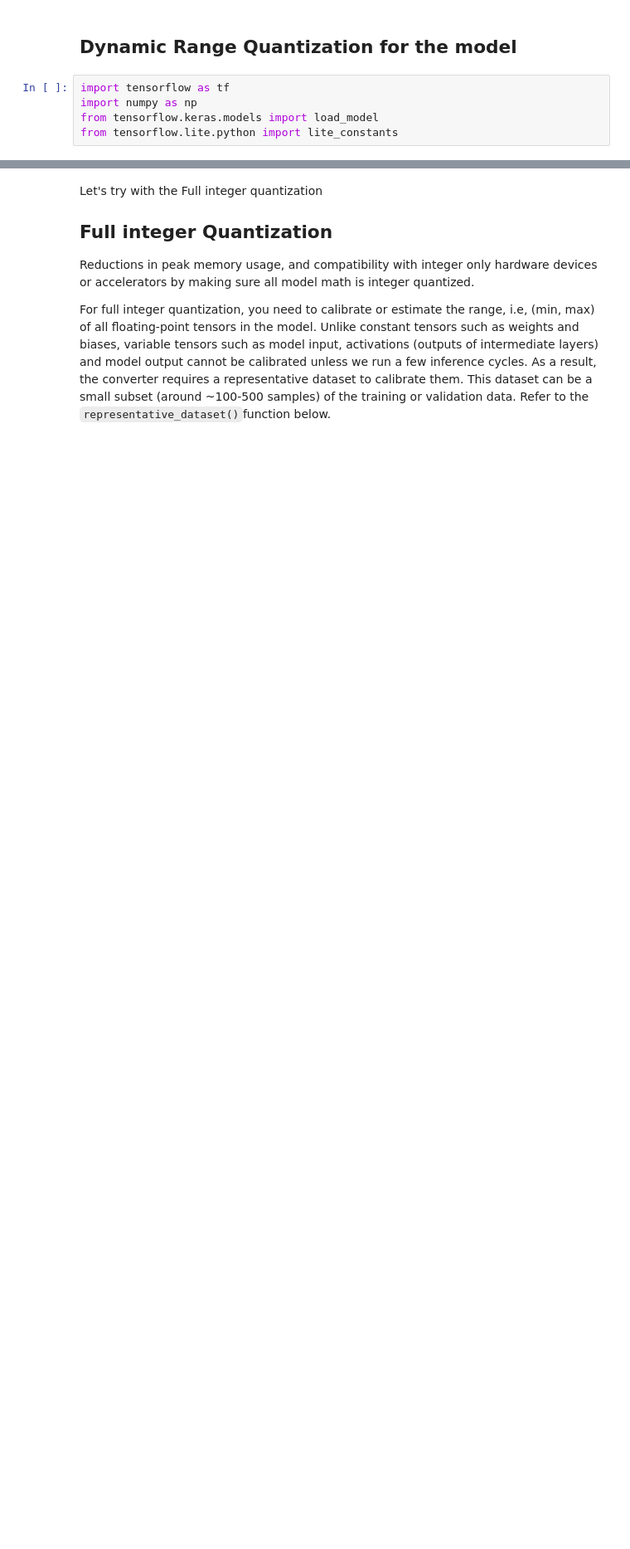
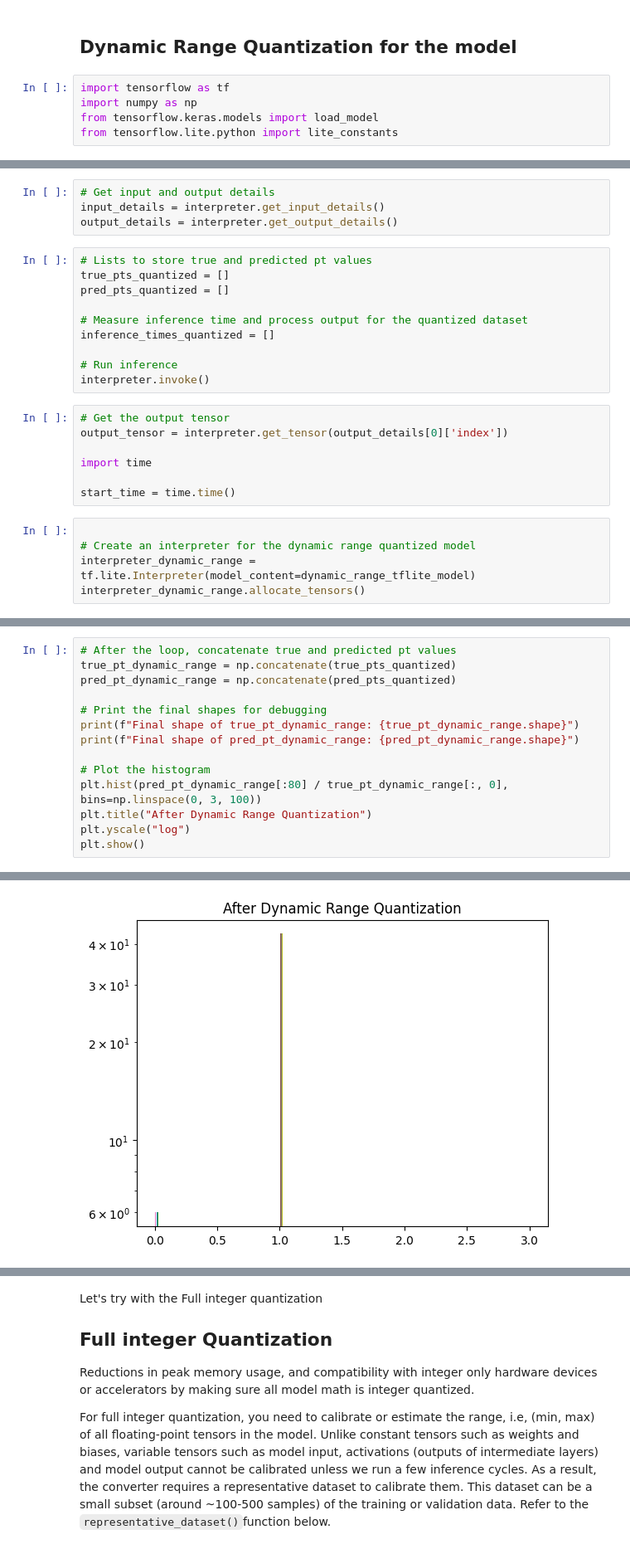
Before and after one commit to raj2022/quantization_prunings, a Jupyter notebook: Post-Training_Quantization/Work_dataset/Model_Evaluation.ipynb, the cells around one changed output, grey strips where cells are left out. Shown at 83% size. Cells and saved outputs as stored; diff of their text form; blank space fills up the shorter version.

```diff
--- a/Post-Training_Quantization/Work_dataset/Model_Evaluation.ipynb
+++ b/Post-Training_Quantization/Work_dataset/Model_Evaluation.ipynb
@@ -688,0 +673,26 @@ tf.__version__
+# %%
+# Get input and output details
+input_details = interpreter.get_input_details()
+output_details = interpreter.get_output_details()
+# %%
+# Lists to store true and predicted pt values
+true_pts_quantized = []
+pred_pts_quantized = []
+
+# Measure inference time and process output for the quantized dataset
+inference_times_quantized = []
+
+# Run inference
+interpreter.invoke()
+# %%
+# Get the output tensor
+output_tensor = interpreter.get_tensor(output_details[0]['index'])
+
+import time
+
+start_time = time.time()
+# %%
+
+# Create an interpreter for the dynamic range quantized model
+interpreter_dynamic_range = tf.lite.Interpreter(model_content=dynamic_range_tflite_model)
+interpreter_dynamic_range.allocate_tensors()
@@ -688,0 +781,15 @@ tf.__version__
+# %%
+# After the loop, concatenate true and predicted pt values
+true_pt_dynamic_range = np.concatenate(true_pts_quantized)
+pred_pt_dynamic_range = np.concatenate(pred_pts_quantized)
+
+# Print the final shapes for debugging
+print(f"Final shape of true_pt_dynamic_range: {true_pt_dynamic_range.shape}")
+print(f"Final shape of pred_pt_dynamic_range: {pred_pt_dynamic_range.shape}")
+
+# Plot the histogram
+plt.hist(pred_pt_dynamic_range[:80] / true_pt_dynamic_range[:, 0], bins=np.linspace(0, 3, 100))
+plt.title("After Dynamic Range Quantization")
+plt.yscale("log")
+plt.show()
+# %% [output]
@@ -688,0 +798 @@ tf.__version__
+[figure, added]
```
Also changed, not shown: parts of 14 cells of this notebook, 2 other files.
